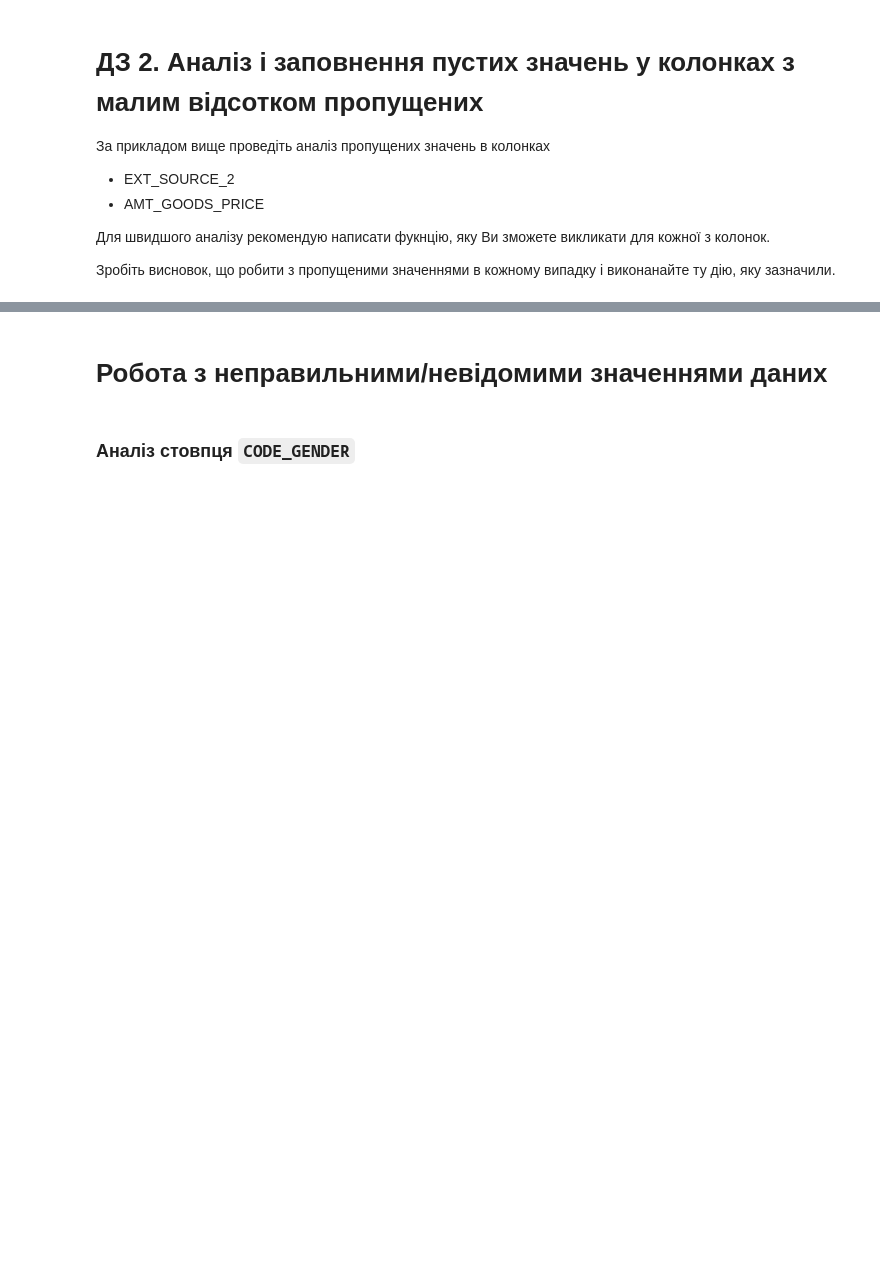
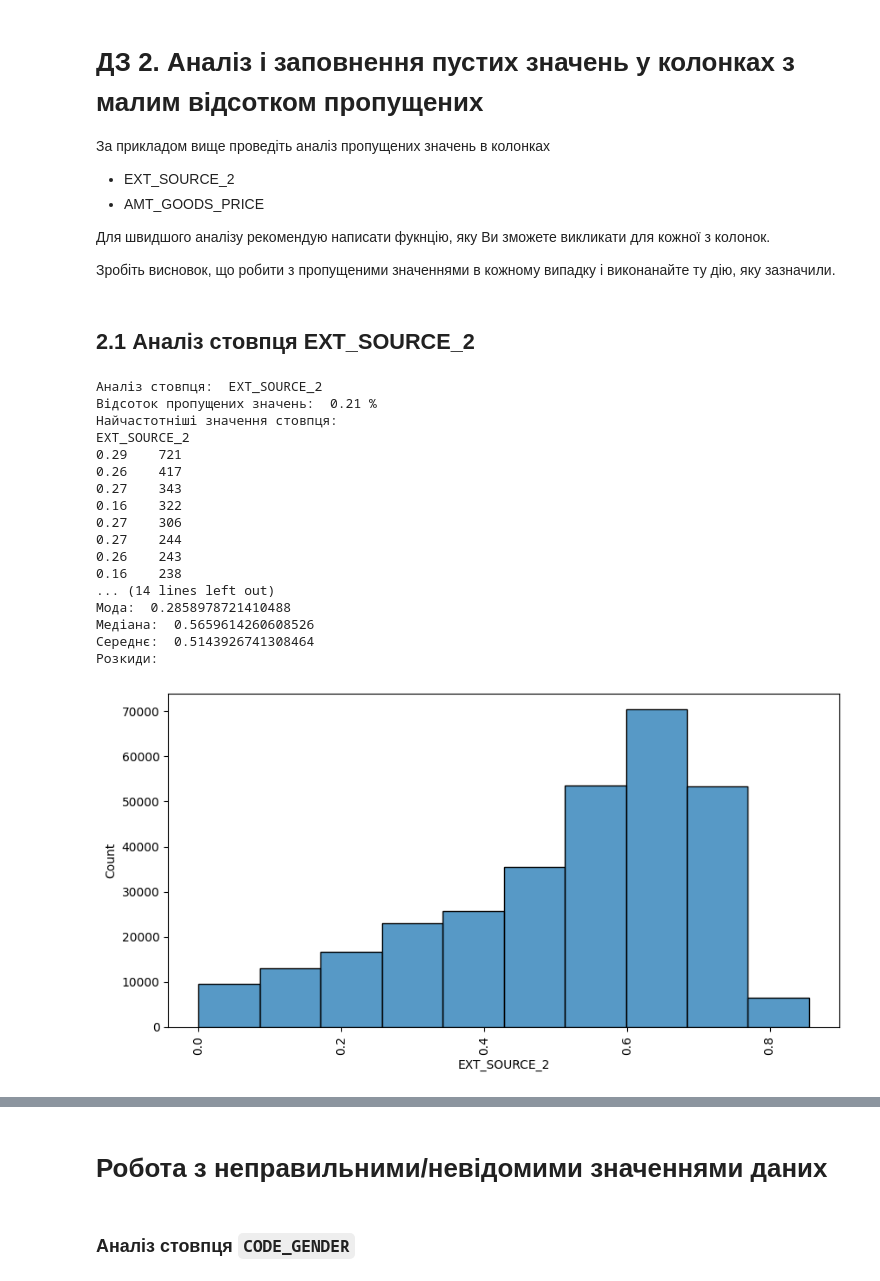
Before and after one commit to tarazevych/HW_for_Python, a Jupyter notebook: HW_1_2_Credit_EDA_Tarazevych.ipynb, the cells around one changed output, grey strips where cells are left out. Drawn from its saved outputs; the diff is of its cells as text; code cells hidden in the pictures; blank space fills up the shorter version.

```diff
--- a/HW_1_2_Credit_EDA_Tarazevych.ipynb
+++ b/HW_1_2_Credit_EDA_Tarazevych.ipynb
@@ -836,3 +845,5 @@ df['NAME_TYPE_SUITE'].fillna('NA', inplace=True)
+# %%
+df['NAME_TYPE_SUITE']=df['NAME_TYPE_SUITE'].fillna('NA')
 # %% [markdown]
 ### Аналіз стовпця `OBS_30_CNT_SOCIAL_CIRCLE`
 # %%
@@ -893,3 +914,5 @@ df['OBS_30_CNT_SOCIAL_CIRCLE'].fillna(df['OBS_30_CNT_SOCIAL_CIRCLE'].median(), i
+# %%
+df['OBS_30_CNT_SOCIAL_CIRCLE'] = df['OBS_30_CNT_SOCIAL_CIRCLE'].fillna(df['OBS_30_CNT_SOCIAL_CIRCLE'].median())
 # %% [markdown]
 # ДЗ 2. Аналіз і заповнення пустих значень у колонках з малим відсотком пропущених
 
@@ -900,3 +923,40 @@ df['OBS_30_CNT_SOCIAL_CIRCLE'].fillna(df['OBS_30_CNT_SOCIAL_CIRCLE'].median(), i
 Для швидшого аналізу рекомендую написати фукнцію, яку Ви зможете викликати для кожної з колонок.
 
 Зробіть висновок, що робити з пропущеними значеннями в кожному випадку і виконанайте ту дію, яку зазначили.
+# %% [markdown]
+## 2.1 Аналіз стовпця EXT_SOURCE_2
+# %%
+def analyze_column(name_df, name_column):
+  print(f"Аналіз стовпця: ", name_column)
+  print(f"Відсоток пропущених значень: ", round(name_df[name_column].isna().mean() * 100, 2), "%")
+  print("Найчастотніші значення стовпця: ")
+  print(name_df[name_column].value_counts().head(15))
+  print(f"Квартилі:\n", name_df[name_column].quantile(q = [0.25,0.5,0.75,1]))
+  print(f"Мода: ", name_df[name_column].mode()[0])
+  print(f"Медіана: ", name_df[name_column].median())
+  print(f"Середнє: ", name_df[name_column].mean())
+  print("Розкиди: ")
+  plt.figure(figsize = (10,5))
+  sns.histplot(data = name_df, x = name_column,bins = 10)
+  plt.xticks(rotation = 90)
+  plt.show()
+analyze_column(df, 'EXT_SOURCE_2')
+# %% [output]
+Аналіз стовпця:  EXT_SOURCE_2
+Відсоток пропущених значень:  0.21 %
+Найчастотніші значення стовпця:
+EXT_SOURCE_2
+0.29    721
+0.26    417
+0.27    343
+0.16    322
+0.27    306
+0.27    244
+0.26    243
+0.16    238
+... (14 lines left out)
+Мода:  0.2858978721410488
+Медіана:  0.5659614260608526
+Середнє:  0.5143926741308464
+Розкиди:
+[figure, added]
```
Also changed, not shown: parts of 22 cells of this notebook.
